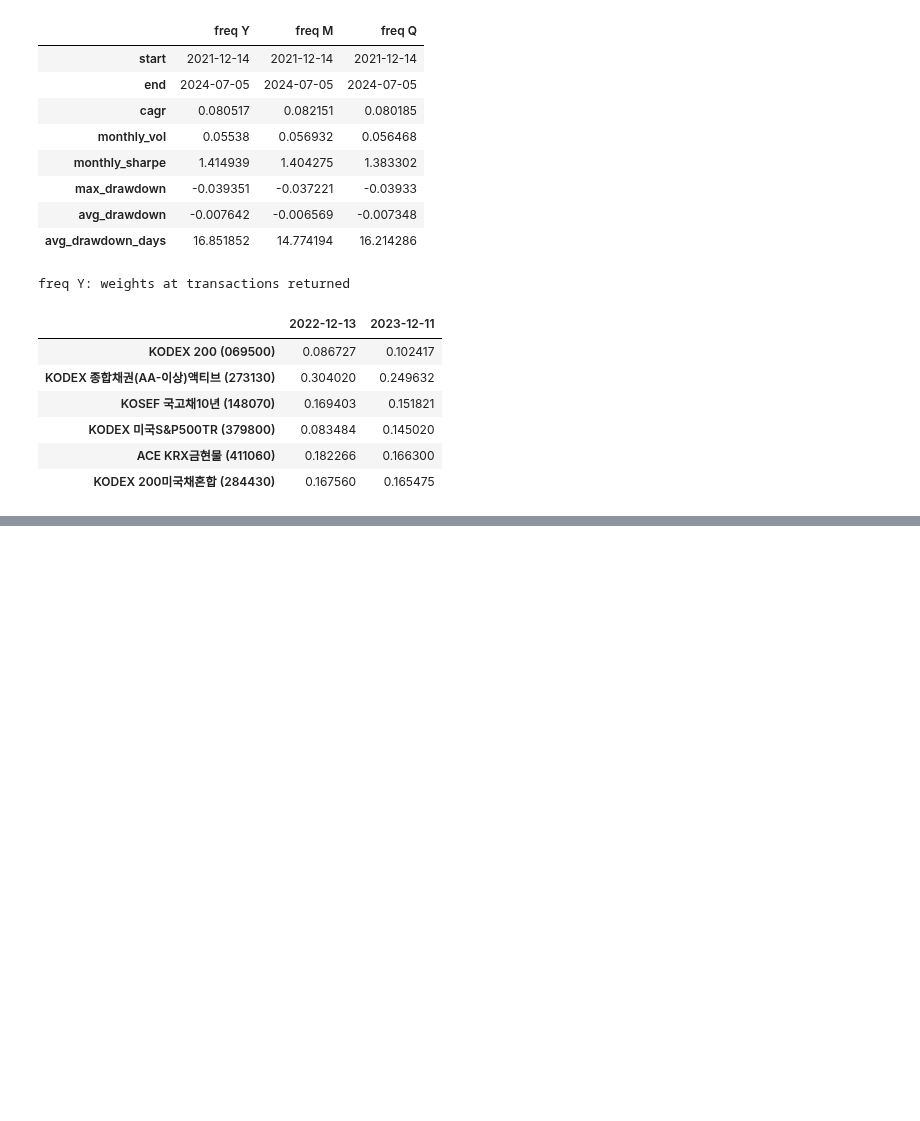
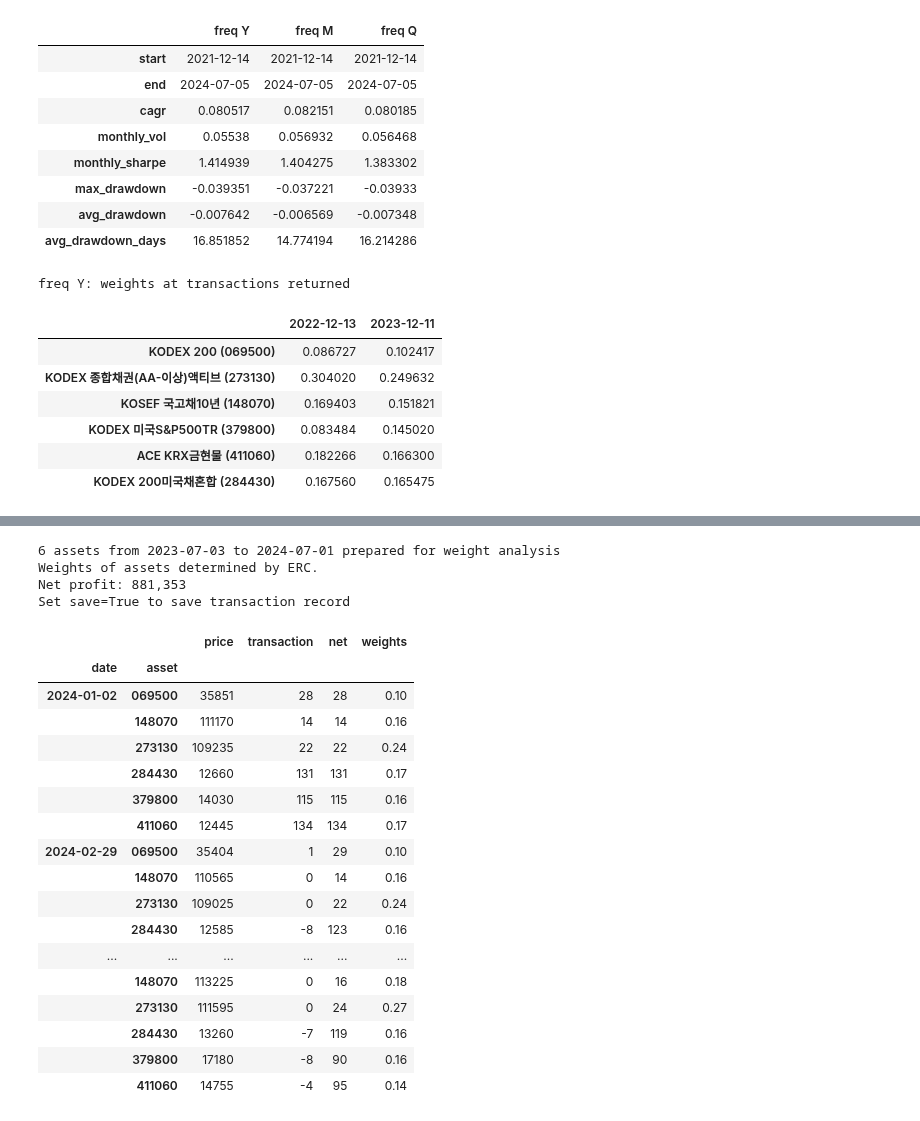
Before and after one commit to lbk209/portfolio, a Jupyter notebook: Asset_Management.ipynb, the cells around one changed output, grey strips where cells are left out. Saved outputs shown, nothing was run; the diff lists cells and outputs as text; code cells hidden in the pictures; blank space fills up the shorter version.

```diff
--- a/Asset_Management.ipynb
+++ b/Asset_Management.ipynb
@@ -293,0 +319,28 @@ b3
+# %%
+#df = pf_etf.transaction_pipeline(date='2024-03-01', record=df)
+#df = pf_etf.transaction_pipeline(date='2024-05-01', record=df, save=True)
+df = pf_etf.transaction_pipeline(date='2024-07-01', save=False)
+df
+# %% [output]
+6 assets from 2023-07-03 to 2024-07-01 prepared for weight analysis
+Weights of assets determined by ERC.
+Net profit: 881,353
+Set save=True to save transaction record
+|  |  | price | transaction | net | weights |
+| date | asset |  |  |  |  |
+| 2024-01-02 | 069500 | 35851 | 28 | 28 | 0.10 |
+|  | 148070 | 111170 | 14 | 14 | 0.16 |
+|  | 273130 | 109235 | 22 | 22 | 0.24 |
+|  | 284430 | 12660 | 131 | 131 | 0.17 |
+|  | 379800 | 14030 | 115 | 115 | 0.16 |
+|  | 411060 | 12445 | 134 | 134 | 0.17 |
+| 2024-02-29 | 069500 | 35404 | 1 | 29 | 0.10 |
+|  | 148070 | 110565 | 0 | 14 | 0.16 |
+|  | 273130 | 109025 | 0 | 22 | 0.24 |
+|  | 284430 | 12585 | -8 | 123 | 0.16 |
+| ... | ... | ... | ... | ... | ... |
+|  | 148070 | 113225 | 0 | 16 | 0.18 |
+|  | 273130 | 111595 | 0 | 24 | 0.27 |
+|  | 284430 | 13260 | -7 | 119 | 0.16 |
+|  | 379800 | 17180 | -8 | 90 | 0.16 |
+|  | 411060 | 14755 | -4 | 95 | 0.14 |
```
Also changed, not shown: parts of 15 cells of this notebook, 1 other file.
